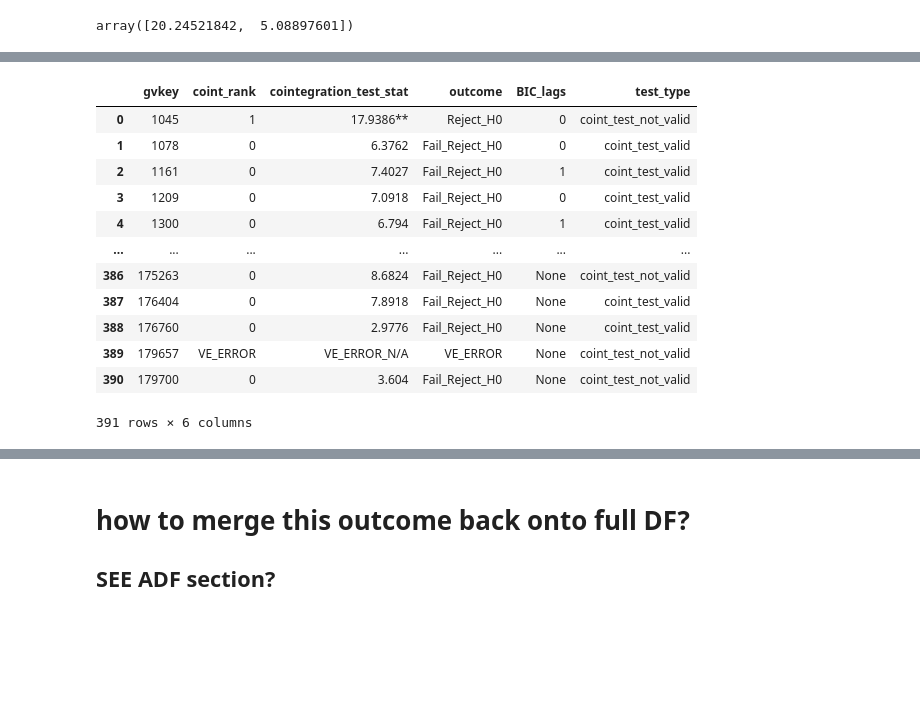
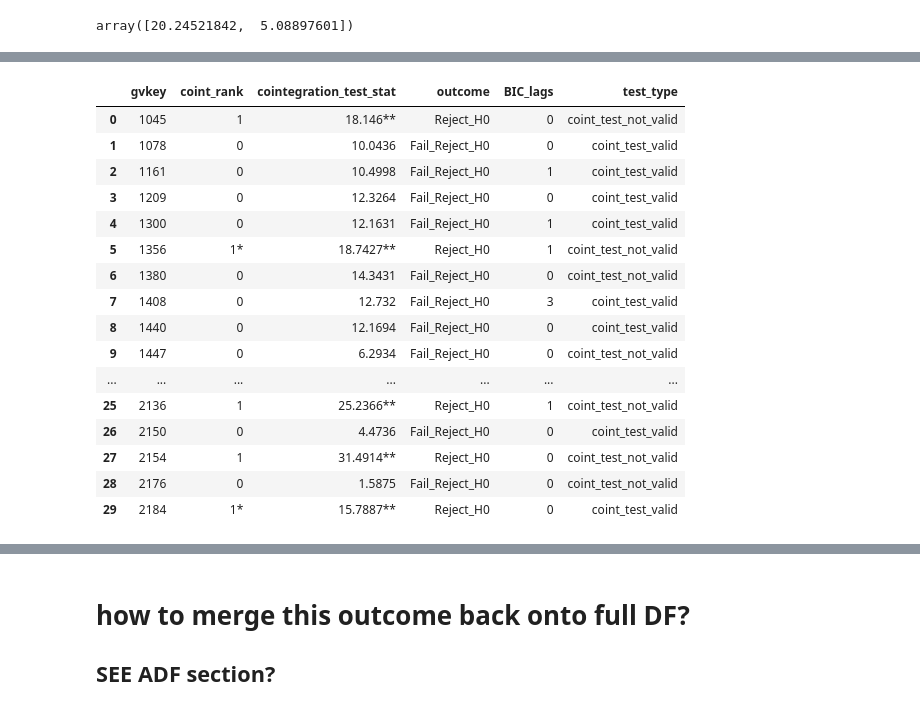
Before and after one commit to Jspano95/Jspano_MScQFin_Thesis, a Jupyter notebook: Jspano_MSc_QuantFin_Public_Github_V1.00.ipynb, the cells around one changed output, grey strips where cells are left out. Saved outputs shown, nothing was run; the diff lists cells and outputs as text; code cells hidden in the pictures; blank space fills up the shorter version.

```diff
--- a/Jspano_MSc_QuantFin_Public_Github_V1.00.ipynb
+++ b/Jspano_MSc_QuantFin_Public_Github_V1.00.ipynb
@@ -1586,0 +1753,18 @@ stationary_gvkeys
+# %%
+gvkey_selection = 179700
+gvkey_frame = sorted_alldata_df_final.loc[sorted_alldata_df_final.gvkey==gvkey_selection]
+
+cds = gvkey_frame['market_cds_spread']
+pecds = gvkey_frame['pecds']
+
+gvkey_frame_dfgls = pd.DataFrame(data=(cds, pecds)).T
+var_model_dfgls = smt.VAR(gvkey_frame_dfgls)
+#res_model_adf = var_model_adf.fit(maxlags=var_model_adf.select_order(maxlags=5).bic)  #VAR MODEL
+#bic_selected_lag_dfgls = var_model_dfgls.select_order(maxlags=5).bic
+
+#dfgls_test_cds = ADF(cds, lags=bic_selected_lag_dfgls)
+dfgls_test_cds = ADF(cds, trend='c', max_lags=10, method='BIC')
+dfgls_test_cds.summary()
+
+#changing lags 1 >> 5 >> 10 >> 20: largely irrelevant on the test outcome, concluding rejecting H0 - stat series
+#was: 1lag >> -5.087
@@ -2179,6 +2557,7 @@ cointeg_teststats_list = []                 #the test statistic for >= (1) coint
 coint_signif = []                           #will hold the string information for compiling latex table
 pass_boolean = []                           #will hold a string conclusion of the outcome for each GVKEY
 data_type_tracker = []
+vecm_rank_level = []                        #will hold cointegrating equation significances (for 1 and 2 coint equations)
 
 #keep track of error numbers:
 problem_argument_instances = []             #hold duplicate error messages to avoid clutter in some parts
@@ -2194,6 +2573,7 @@ for i, val in enumerate(sorted_alldata_df_final_adf_results.groupby('gvkey')):
     sector_list.append(sector_string.iloc[0])
 
     #insert a boolean to filter the DF for valid and not valid cointegration test scenarios
+    #cointegration is only valid if both series are integrated of the same order, but viewing all results could be interesting
     if data.Joint_Test_Outcome.iloc[0]=="BOND/CDS Both Have Unit Root":
         data_type_tracker.append("coint_test_valid")
     else:
@@ -2219,11 +2599,15 @@ for i, val in enumerate(sorted_alldata_df_final_adf_results.groupby('gvkey')):
 
         #Because statsmodels does not enforce the rule that maximum cointegrating-eqs must be < number of series in the system
         #E.G. the system has two series (CDS+BOND) and hence, the maximum #cointegrating eqs is (2 - 1) == 1
-        if vecm_cointeg_rank.rank >= 1:
+        #wherever an instance of a rank >1 occurs, mark it with a (*)
+        if vecm_cointeg_rank.rank > 1:
+            vecm_rank_level.append("*")
             cointeg_rank_list.append(int(1))
         else:
-            cointeg_rank_list.append(int(0))
+            vecm_rank_level.append(" ")
+            cointeg_rank_list.append(vecm_cointeg_rank.rank)
 
+        #FLAG FOR DELETION!
         try:
             test_statistic = vecm_cointeg_rank.test_stats[0]
             cointeg_teststats_list.append(np.round(vecm_cointeg_rank.test_stats[0], 4))
@@ -2239,6 +2623,9 @@ for i, val in enumerate(sorted_alldata_df_final_adf_results.groupby('gvkey')):
         except IndexError as ts_index_error:
             print("IndexError: Row: {}, Reason : {} ".format(i, ts_index_error), "GVKEY: {}".format(gvkey))
 
+        #perhaps not needed?
+        #if (data.Joint_Test_Outcome.iloc[0]=="BOND/CDS Both Have Unit Root") and (vecm_cointeg_rank.rank > 1:):
+            #something.append(?)
 
     #catch the ValueError of either: NaN or Infs   - print full traceback only once, then just GVKEY/SECTOR
     except (ValueError) as ve:
@@ -2256,18 +2643,24 @@ for i, val in enumerate(sorted_alldata_df_final_adf_results.groupby('gvkey')):
         cointeg_rank_list.append("VE_ERROR")
         cointeg_teststats_list.append("VE_ERROR")
         coint_signif.append("_N/A")
+        vecm_rank_level.append("_N/A")
         pass_boolean.append("VE_ERROR")
 
+#compiles the asterisk to mark any GVKEYS with an (invalid) #cointegrating equations; that is, >1 in this case
+coint_eqs = ["{}{}".format(cointeg_rank_list, vecm_rank_level) for cointeg_rank_list, vecm_rank_level in zip(cointeg_rank_list, vecm_rank_level)]
 
-
+#will denote those test statistics which manage to reject the null hypothesis with (**); otherwise nothing
 coint_sig = ["{}{}".format(cointeg_teststats_list, coint_signif) for cointeg_teststats_list, coint_signif in zip(cointeg_teststats_list, coint_signif)]
 
-df_coint_rank = pd.DataFrame(data=(gvkey_list, cointeg_rank_list,
+#assemble the DF
+df_coint_rank = pd.DataFrame(data=(gvkey_list, coint_eqs,
                                        coint_sig, pass_boolean, optimal_lag_list, data_type_tracker)).T
 
+#rename the DF's columns
 df_coint_rank.columns = ['gvkey','coint_rank', 'cointegration_test_stat','outcome', "BIC_lags", 'test_type']
 
+#print some overview facts about the outcomes of the cointegrating testing loops
 print('\n', " Optimal GVKEY Lag Lengths With Zero in BIC Framework: {}".format(optimal_lags_zero_count),
-      '\n', "Value Errors {}".format(value_error_counter))
+      '\n', " Total # Value Errors ({})".format(value_error_counter))
 # %% [output]
 ValueError: Row: 105, Reason : x contains a constant. Adding a constant with trend='c' is not allowed.
@@ -2290,16 +2683,20 @@ ValueError: Row: 105, Reason : x contains a constant. Adding a constant with tre
 # %%
-df_coint_rank
+df_coint_rank.head(30)
 # %% [output]
 |  | gvkey | coint_rank | cointegration_test_stat | outcome | BIC_lags | test_type |
-| 0 | 1045 | 1 | 17.9386** | Reject_H0 | 0 | coint_test_not_valid |
-| 1 | 1078 | 0 | 6.3762 | Fail_Reject_H0 | 0 | coint_test_valid |
-| 2 | 1161 | 0 | 7.4027 | Fail_Reject_H0 | 1 | coint_test_valid |
-| 3 | 1209 | 0 | 7.0918 | Fail_Reject_H0 | 0 | coint_test_valid |
-| 4 | 1300 | 0 | 6.794 | Fail_Reject_H0 | 1 | coint_test_valid |
+| 0 | 1045 | 1 | 18.146** | Reject_H0 | 0 | coint_test_not_valid |
+| 1 | 1078 | 0 | 10.0436 | Fail_Reject_H0 | 0 | coint_test_valid |
+| 2 | 1161 | 0 | 10.4998 | Fail_Reject_H0 | 1 | coint_test_valid |
+| 3 | 1209 | 0 | 12.3264 | Fail_Reject_H0 | 0 | coint_test_valid |
+| 4 | 1300 | 0 | 12.1631 | Fail_Reject_H0 | 1 | coint_test_valid |
+| 5 | 1356 | 1* | 18.7427** | Reject_H0 | 1 | coint_test_not_valid |
+| 6 | 1380 | 0 | 14.3431 | Fail_Reject_H0 | 0 | coint_test_not_valid |
+| 7 | 1408 | 0 | 12.732 | Fail_Reject_H0 | 3 | coint_test_valid |
+| 8 | 1440 | 0 | 12.1694 | Fail_Reject_H0 | 0 | coint_test_valid |
+| 9 | 1447 | 0 | 6.2934 | Fail_Reject_H0 | 0 | coint_test_not_valid |
 | ... | ... | ... | ... | ... | ... | ... |
-| 386 | 175263 | 0 | 8.6824 | Fail_Reject_H0 | None | coint_test_not_valid |
-| 387 | 176404 | 0 | 7.8918 | Fail_Reject_H0 | None | coint_test_valid |
-| 388 | 176760 | 0 | 2.9776 | Fail_Reject_H0 | None | coint_test_valid |
-| 389 | 179657 | VE_ERROR | VE_ERROR_N/A | VE_ERROR | None | coint_test_not_valid |
-| 390 | 179700 | 0 | 3.604 | Fail_Reject_H0 | None | coint_test_not_valid |
+| 25 | 2136 | 1 | 25.2366** | Reject_H0 | 1 | coint_test_not_valid |
+| 26 | 2150 | 0 | 4.4736 | Fail_Reject_H0 | 0 | coint_test_valid |
+| 27 | 2154 | 1 | 31.4914** | Reject_H0 | 0 | coint_test_not_valid |
+| 28 | 2176 | 0 | 1.5875 | Fail_Reject_H0 | 0 | coint_test_not_valid |
+| 29 | 2184 | 1* | 15.7887** | Reject_H0 | 0 | coint_test_valid |
-391 rows × 6 columns
```
Also changed, not shown: parts of 44 cells of this notebook.
